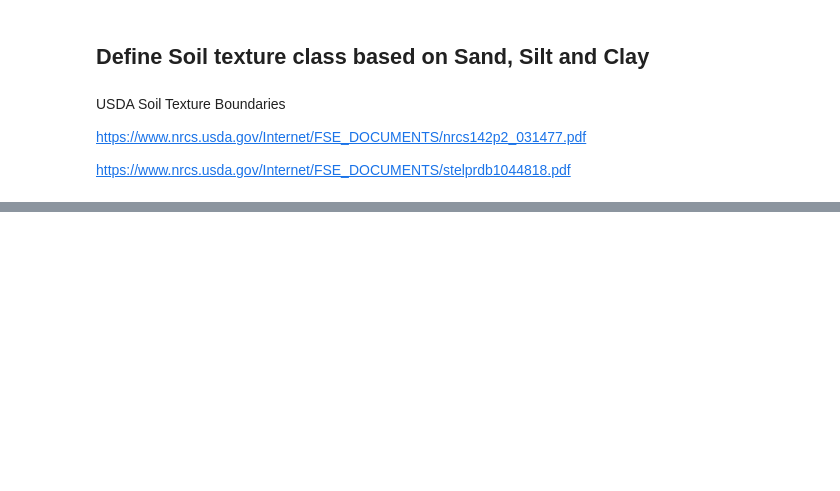
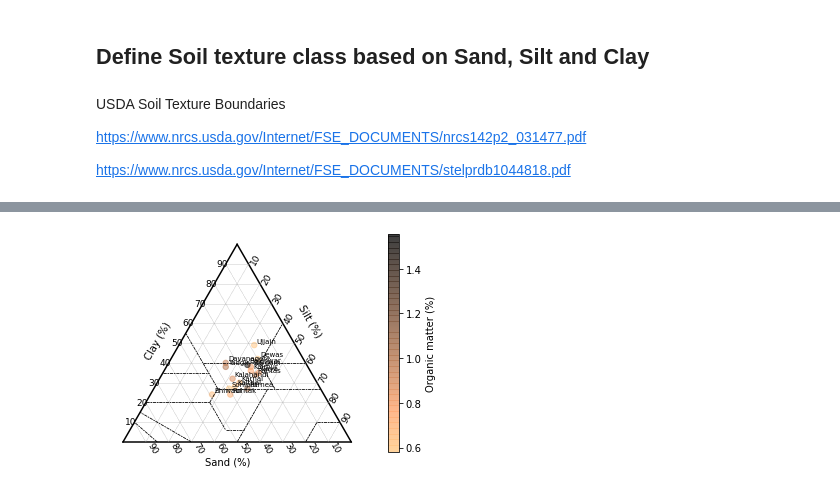
Before and after one commit to mishagrol/SoilTriangle, a Jupyter notebook: SoilClasesByUSDA.ipynb, the cells around one changed output, grey strips where cells are left out. Cells and saved outputs as stored; diff of their text form; code cells hidden in the pictures; blank space fills up the shorter version.

Commit message:
add: test triangle soil

```diff
--- a/SoilClasesByUSDA.ipynb
+++ b/SoilClasesByUSDA.ipynb
@@ -56,0 +140,11 @@ df_xls['Soil Health Index'] = np.random.randint(3, high=6, size=len(df_xls))
+# %%
+#One to load data from a .csv file
+fstp = SoilTrianglePlot()
+fstp.soil_categories()
+fstp.scatter_from_csv('t', diameter='porosity', hue='om', tags='site', cmap=cm.copper_r, alpha=0.5)
+fstp.colorbar('Organic matter (%)')
+# fstp.show('triangleplot_subtle')
+
+# plt.savefig('test.svg')
+# %% [output]
+[figure, added]
```
Also changed, not shown: parts of 11 cells of this notebook, 11 other files.
